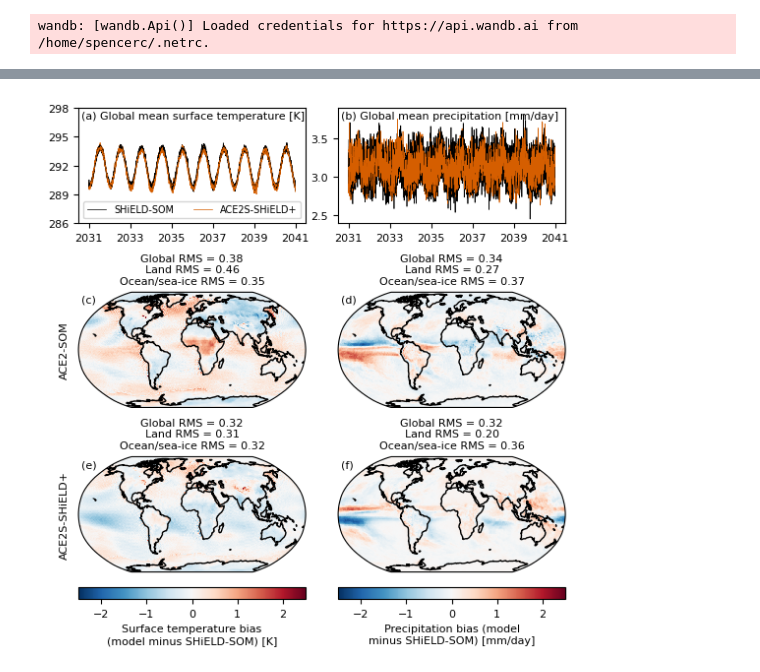
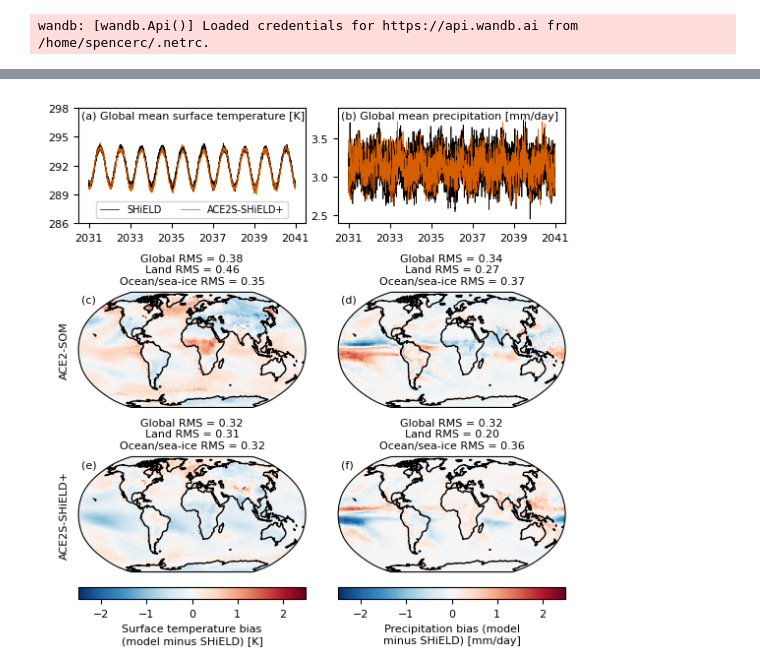
Before and after one commit to ai2cm/ace2s-shield-plus-paper, a Jupyter notebook: manuscript/notebooks/figure-03.ipynb, the cells around one changed output, grey strips where cells are left out. Saved outputs shown, nothing was run; the diff lists cells and outputs as text; code cells hidden in the pictures.

```diff
--- a/manuscript/notebooks/figure-03.ipynb
+++ b/manuscript/notebooks/figure-03.ipynb
@@ -62,14 +62,13 @@ MODELS = {
 }
 
 
-def load_global_daily_mean_metrics(wandb_run, variables):
+def load_global_daily_mean_metrics(wandb_run, variables, expected_length=14604):
     pattern = "inference/mean/weighted_mean_gen/{variable}"
-    keys = [pattern.format(variable=variable) for variable in variables]
+    keys = [pattern.format(variable=variable) for variable in variables] + ["_step"]
     metrics = pd.DataFrame(wandb_run.scan_history(keys=keys))
-
-    metrics["time"] = pd.date_range(
-        "2031-01-01T06", periods=len(metrics.index), freq="6h"
-    )
+    time = pd.date_range("2031-01-01T06", periods=expected_length, freq="6h")
+    time = time[metrics._step - 1]
+    metrics["time"] = time
     metrics = metrics.set_index("time")
 
     ds = xr.Dataset.from_dataframe(metrics)
@@ -261,7 +267,7 @@ ax2 = fig.add_axes(position)
 
 for initial_condition in time_series.initial_condition:
     if initial_condition.item() == 1:
-        label_shield = "SHiELD-SOM"
+        label_shield = "SHiELD"
         label_ace = "ACE2S-SHiELD+"
     else:
         label_shield = None
@@ -275,7 +281,7 @@ for initial_condition in time_series.initial_condition:
 
 for initial_condition in time_series.initial_condition:
     if initial_condition.item() == 1:
-        label_shield = "SHiELD-SOM"
+        label_shield = "SHiELD"
         label_ace = textwrap.fill("ACE2S-SOM w/ random CO$_2$ w/ energy conservation", width=25)
     else:
         label_shield = None
@@ -406,34 +412,34 @@ ax5.annotate(
     ha="center",
     va="center",
     rotation=90,
 )
 
 for ax, label in zip((ax3, ax4, ax5, ax6), ("c", "d", "e", "f")):
     ax.annotate(
         f"({label})",
         xy=(0, 1),
         xytext=(2, -2),
         va="top",
         xycoords="axes fraction",
         textcoords="offset points",
     )
 
 fig.colorbar(
     p1,
     cax=cax1,
     orientation="horizontal",
-    label=textwrap.fill("Surface temperature bias (model minus SHiELD-SOM) [K]", width=30),
+    label=textwrap.fill("Surface temperature bias (model minus SHiELD) [K]", width=30),
 )
 
 fig.colorbar(
     p2,
     cax=cax2,
     orientation="horizontal",
-    label=textwrap.fill("Precipitation bias (model minus SHiELD-SOM) [mm/day]", width=30),
+    label=textwrap.fill("Precipitation bias (model minus SHiELD) [mm/day]", width=30),
 )
 
 fig.patch.set_alpha(0.0)
-fig.savefig("figure-03.png", dpi=200)
+fig.savefig("figure-03.png", dpi=300)
 fig.savefig("figure-03.pdf")
 # %% [output]
-[figure, old version]
+[figure, new version]
```
Also changed, not shown: parts of 2 cells of this notebook, 17 other files.
